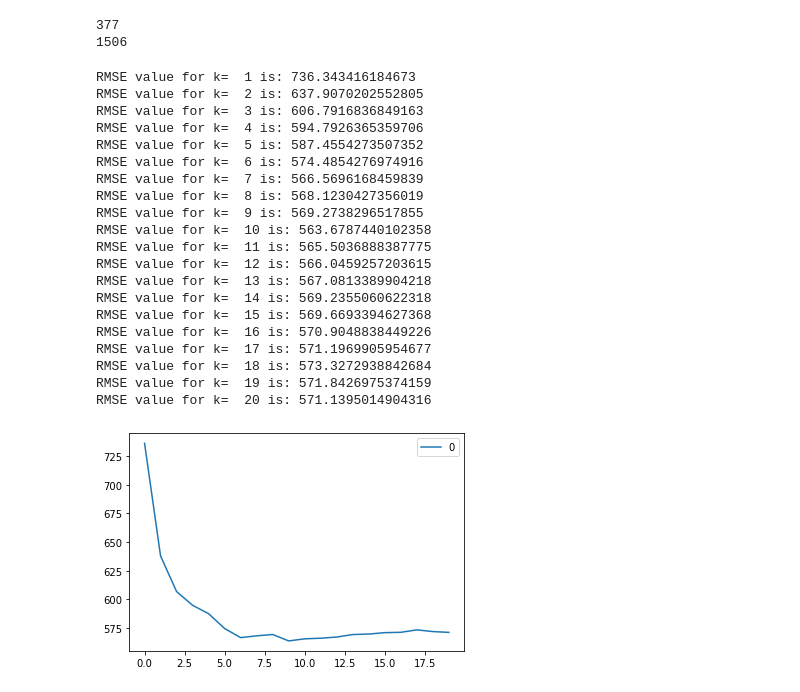
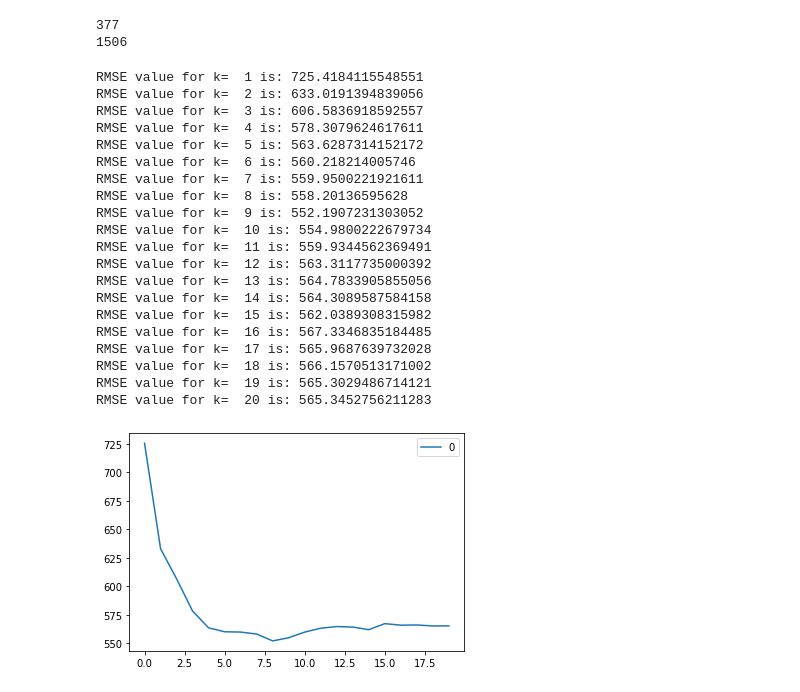
Before and after one commit to asajulien/PhD, a Jupyter notebook: Jupyter/Georgia/GA - yearly data.ipynb, the cells around one changed output. Saved outputs shown, nothing was run; the diff lists cells and outputs as text; code cells hidden in the pictures.

Commit message:
model work, begin with VA ML work

```diff
--- a/Jupyter/Georgia/GA - yearly data.ipynb
+++ b/Jupyter/Georgia/GA - yearly data.ipynb
@@ -490,64 +497,71 @@ from sklearn.datasets import load_iris
 df1 = df1[df1['ndvi'].notna()] ##remove rows with NaN for columns used in the model
 df1 = df1[df1['Species_Code'] == 'A1'] ##careful here
 
 from sklearn.metrics import accuracy_score
 from sklearn import neighbors
 from sklearn.metrics import mean_squared_error
 from math import sqrt
 
-xargs=df1[['ndvi', 'nd_swir2_r', 'nd_swir2_nir', 'nd_g_b', 'nd_r_g', 'wdrvi5', 'savi', 'Elevation']] ##Elevation added
+k_xargs=df1[['ndvi', 'nd_swir2_r', 'nd_swir2_nir', 'nd_g_b', 'nd_r_g', 'wdrvi5', 'savi', 'Elevation']]
 
 ##Include lag variables (e.g. lag ndvi), precip, temp, more
 
-yargs=df1['Plant_Biomass']
+k_yargs=df1['Plant_Biomass']
 
 size_x = 0.2
-seed = 42
-xargs_train, xargs_test, yargs_train, yargs_test = train_test_split(xargs, yargs, test_size=size_x, random_state = seed)
+seed = 0
+
+k_xargs_train, k_xargs_test, k_yargs_train, k_yargs_test = \
+train_test_split(k_xargs, k_yargs, test_size=size_x, random_state = seed)
+
 ## 80% training and 20% test
 
-## Feature Scaling - is this necessary? MIGHT VERY WELL BE - GET FEATURES INTO COMMON SCALE
+## Feature Scaling - does something weird with k values, what does that mean? Use minmax scaler instead (below), as in example?
 # from sklearn.preprocessing import StandardScaler
-
 # sc = StandardScaler()
 # xargs_train = sc.fit_transform(xargs_train)
 # xargs_test = sc.transform(xargs_test)
 
+from sklearn.preprocessing import MinMaxScaler
+scaler = MinMaxScaler(feature_range=(0, 1))
+k_xargs_train = scaler.fit_transform(k_xargs_train)
+k_xargs_test = scaler.fit_transform(k_xargs_test)
+
 rmse_val = [] #to store rmse values for different k
 for K in range(20):
     K = K+1
-    model = neighbors.KNeighborsRegressor(n_neighbors = K)
+    k_model = neighbors.KNeighborsRegressor(n_neighbors = K)
 
-    model.fit(xargs_train, yargs_train)  #fit the model
-    pred=model.predict(xargs_test) #make prediction on test set
-    error = sqrt(mean_squared_error(yargs_test, pred)) #calculate rmse
-    rmse_val.append(error) #store rmse values
-    print('RMSE value for k= ' , K , 'is:', error)
+    k_model.fit(k_xargs_train, k_yargs_train)  #fit the model
+    k_pred=k_model.predict(k_xargs_test) #make prediction on test set
+    k_error = sqrt(mean_squared_error(k_yargs_test, k_pred)) #calculate rmse
+    rmse_val.append(k_error) #store rmse values
+    print('RMSE value for k= ' , K , 'is:', k_error)
 
 curve = pd.DataFrame(rmse_val) #elbow curve
 curve.plot()
 
-predict = model.predict(xargs_test)
+k_predict = k_model.predict(k_xargs_test)
 ##from: https://www.analyticsvidhya.com/blog/2018/08/k-nearest-neighbor-introduction-regression-python/
 # %% [output]
-RMSE value for k=  1 is: 736.343416184673
-RMSE value for k=  2 is: 637.9070202552805
-RMSE value for k=  3 is: 606.7916836849163
-RMSE value for k=  4 is: 594.7926365359706
-RMSE value for k=  5 is: 587.4554273507352
-RMSE value for k=  6 is: 574.4854276974916
-RMSE value for k=  7 is: 566.5696168459839
-RMSE value for k=  8 is: 568.1230427356019
-RMSE value for k=  9 is: 569.2738296517855
-RMSE value for k=  10 is: 563.6787440102358
-RMSE value for k=  11 is: 565.5036888387775
-RMSE value for k=  12 is: 566.0459257203615
-RMSE value for k=  13 is: 567.0813389904218
-RMSE value for k=  14 is: 569.2355060622318
-RMSE value for k=  15 is: 569.6693394627368
-RMSE value for k=  16 is: 570.9048838449226
-RMSE value for k=  17 is: 571.1969905954677
-RMSE value for k=  18 is: 573.3272938842684
-RMSE value for k=  19 is: 571.8426975374159
-RMSE value for k=  20 is: 571.1395014904316
+RMSE value for k=  1 is: 725.4184115548551
+RMSE value for k=  2 is: 633.0191394839056
+RMSE value for k=  3 is: 606.5836918592557
+RMSE value for k=  4 is: 578.3079624617611
+RMSE value for k=  5 is: 563.6287314152172
+RMSE value for k=  6 is: 560.218214005746
+RMSE value for k=  7 is: 559.9500221921611
+RMSE value for k=  8 is: 558.20136595628
+RMSE value for k=  9 is: 552.1907231303052
+RMSE value for k=  10 is: 554.9800222679734
+RMSE value for k=  11 is: 559.9344562369491
+RMSE value for k=  12 is: 563.3117735000392
+RMSE value for k=  13 is: 564.7833905855056
+RMSE value for k=  14 is: 564.3089587584158
+RMSE value for k=  15 is: 562.0389308315982
+RMSE value for k=  16 is: 567.3346835184485
+RMSE value for k=  17 is: 565.9687639732028
+RMSE value for k=  18 is: 566.1570513171002
+RMSE value for k=  19 is: 565.3029486714121
+RMSE value for k=  20 is: 565.3452756211283
-[figure, old version]
+[figure, new version]
```
Also changed, not shown: parts of 7 cells of this notebook, 4 other files.
